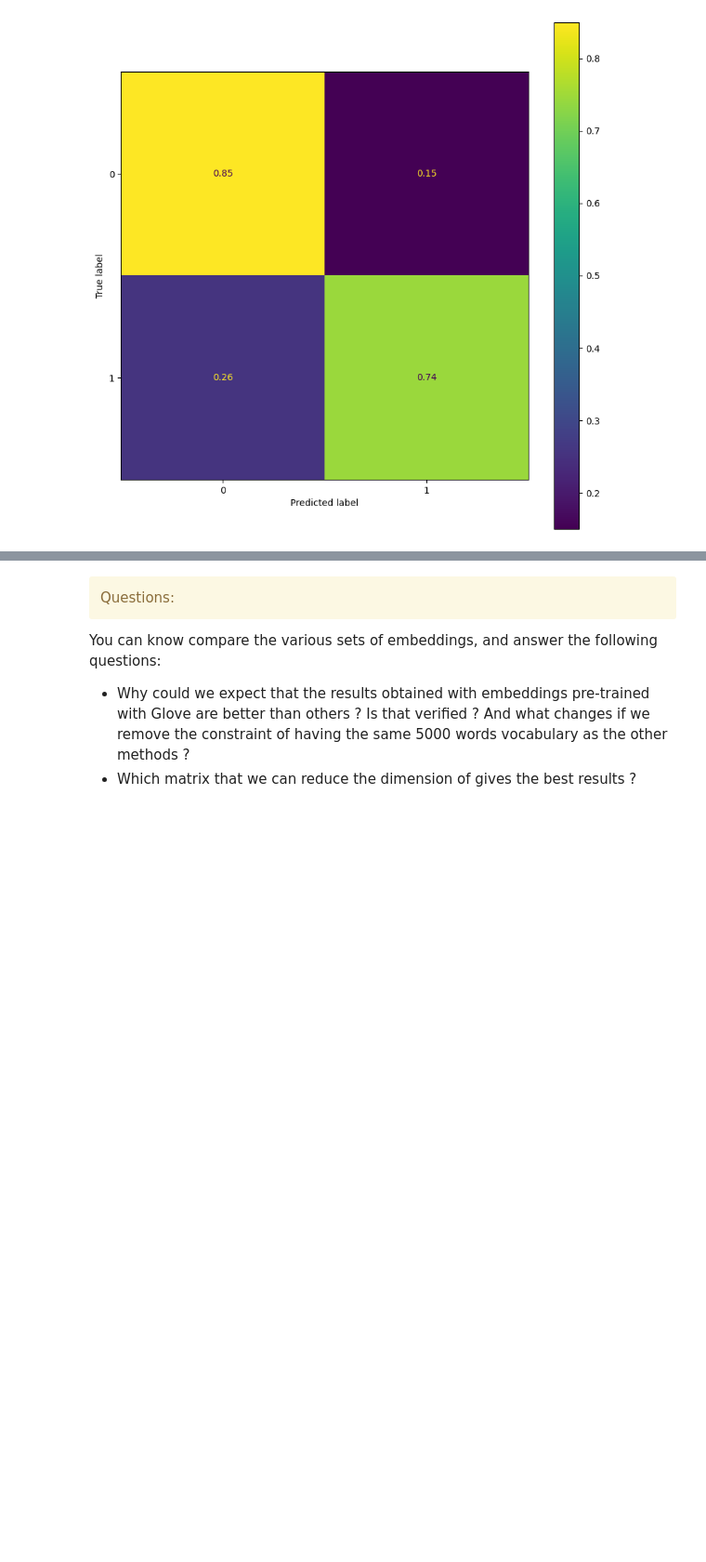
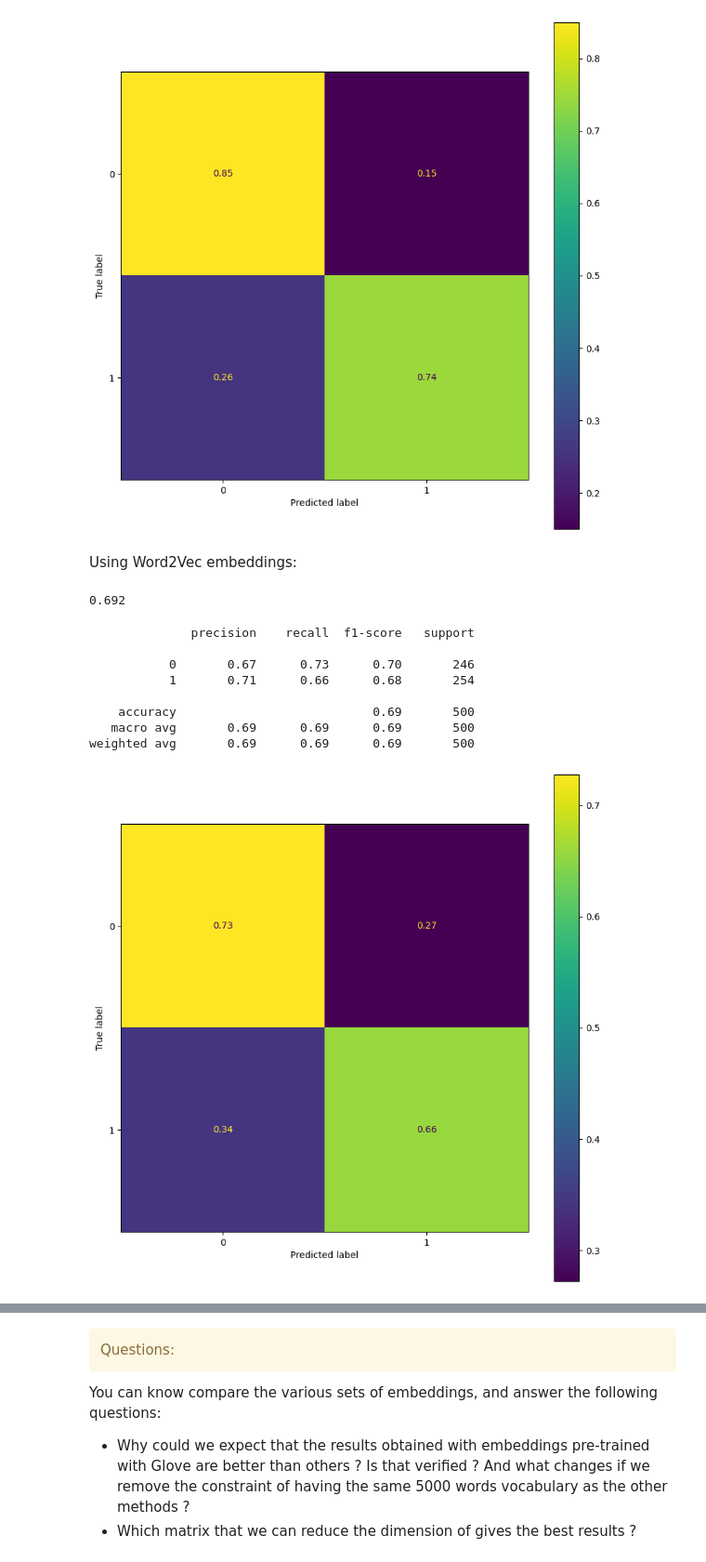
Before and after one commit to V-kr0pt/Data-Science, a Jupyter notebook: SD-TSIA-214 - Machine Learning for Text Mining/TP_Embeddings_for_Sentiment_Analysis_SD-TSIA-214_students_UPDATED.ipynb, the cells around one changed output, grey strips where cells are left out. Shown at 93% size. Cells and saved outputs as stored; diff of their text form; code cells hidden in the pictures; blank space fills up the shorter version.

```diff
--- a/SD-TSIA-214 - Machine Learning for Text Mining/TP_Embeddings_for_Sentiment_Analysis_SD-TSIA-214_students_UPDATED.ipynb
+++ b/SD-TSIA-214 - Machine Learning for Text Mining/TP_Embeddings_for_Sentiment_Analysis_SD-TSIA-214_students_UPDATED.ipynb
@@ -1282,3 +1282,31 @@ plt.show()
    macro avg       0.80      0.80      0.80       500
 weighted avg       0.80      0.80      0.80       500
 [figure]
+# %% [markdown]
+Using Word2Vec embeddings:
+# %%
+rep = sentence_representations(train_texts_splt, vocab_5k, W2VEmbeddings)
+clf = LogisticRegression().fit(rep, train_labels_splt)
+rep_test = sentence_representations(val_texts, vocab_5k, W2VEmbeddings)
+test_pred = clf.predict(rep_test)
+print(clf.score(rep_test, val_labels))
+# %% [output]
+0.692
+# %%
+print(classification_report(val_labels, test_pred))
+cm = confusion_matrix(val_labels, test_pred, normalize='true')
+
+fig, ax = plt.subplots(figsize=(10, 10))
+disp = ConfusionMatrixDisplay(confusion_matrix=cm)
+disp.plot(ax=ax)
+plt.show()
+# %% [output]
+              precision    recall  f1-score   support
+
+           0       0.67      0.73      0.70       246
+           1       0.71      0.66      0.68       254
+
+    accuracy                           0.69       500
+   macro avg       0.69      0.69      0.69       500
+weighted avg       0.69      0.69      0.69       500
+[figure, added]
```
Also changed, not shown: parts of 4 cells of this notebook.
